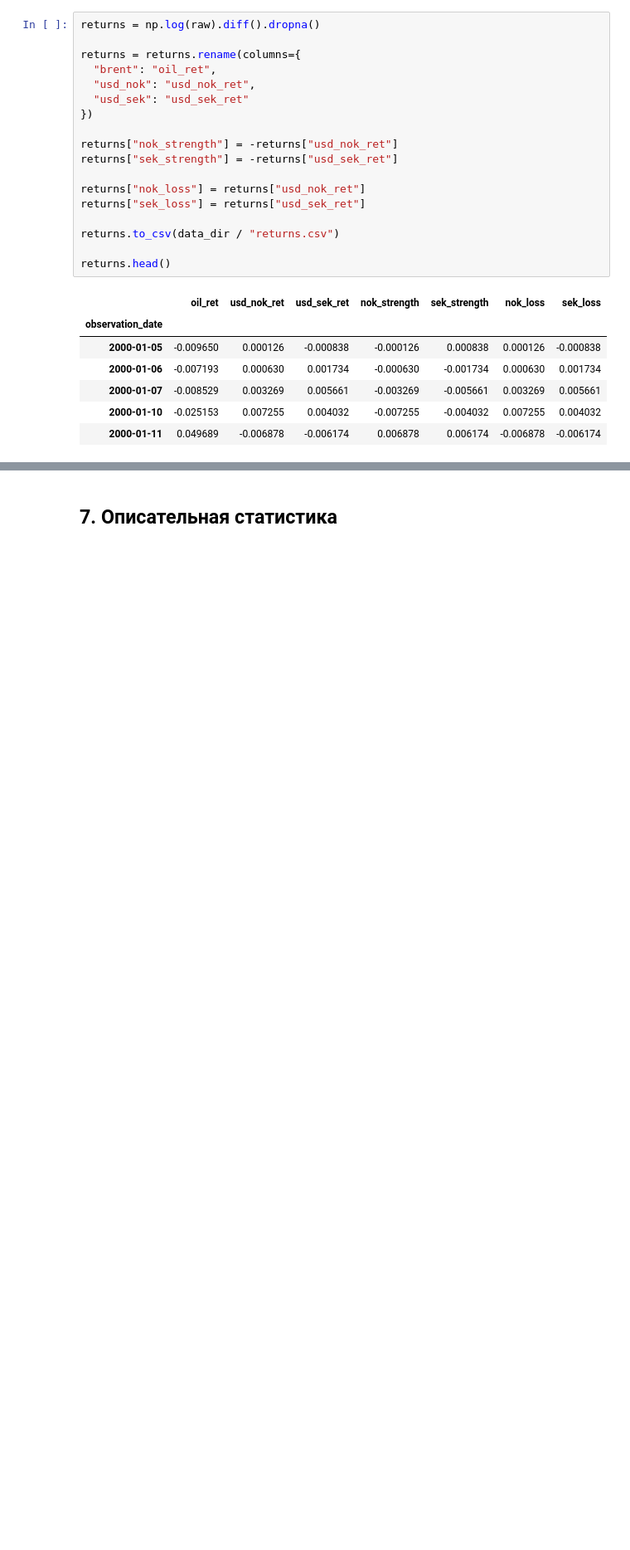
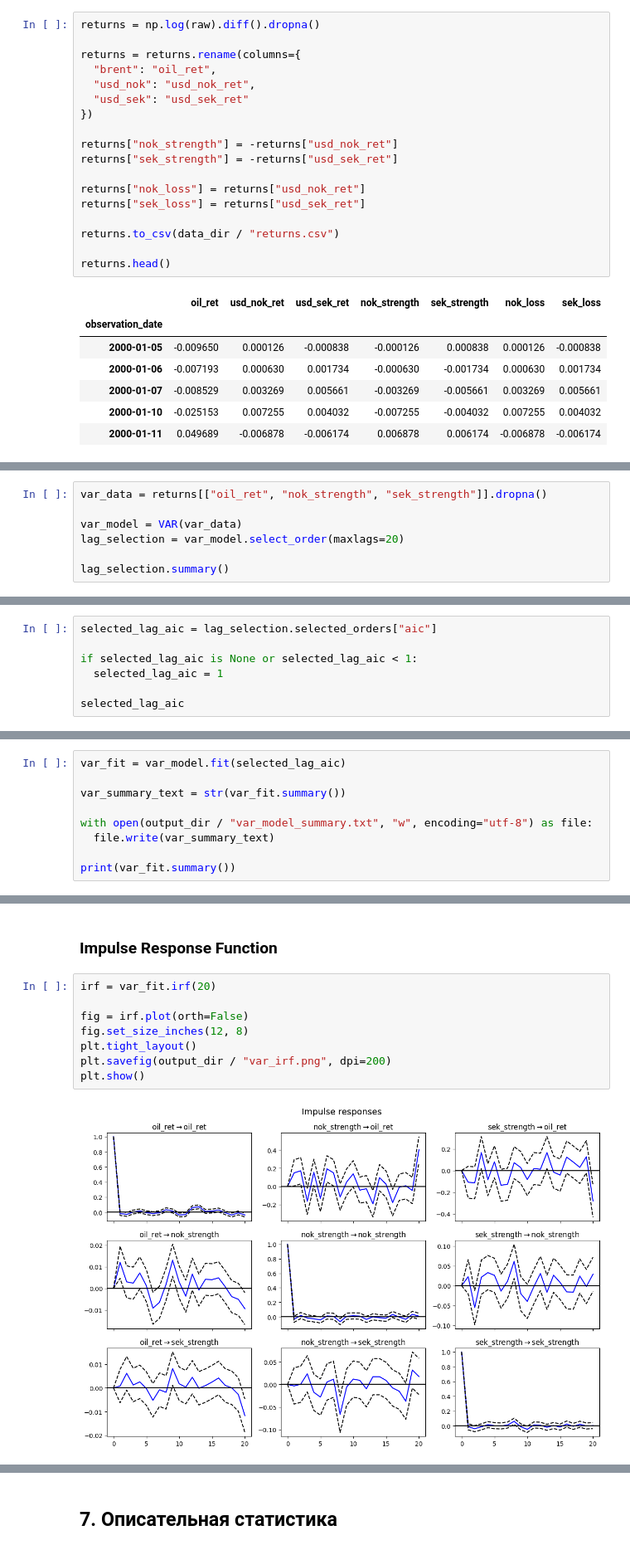
Before and after one commit to Coder1310/oil_fx_risk, a Jupyter notebook: oil_fx_risk_project.ipynb, the cells around one changed output, grey strips where cells are left out. Shown at 83% size. Drawn from its saved outputs; the diff is of its cells as text; blank space fills up the shorter version.

```diff
--- a/oil_fx_risk_project.ipynb
+++ b/oil_fx_risk_project.ipynb
@@ -195,0 +299,7 @@ returns.head()
+# %%
+var_data = returns[["oil_ret", "nok_strength", "sek_strength"]].dropna()
+
+var_model = VAR(var_data)
+lag_selection = var_model.select_order(maxlags=20)
+
+lag_selection.summary()
@@ -195,0 +326,7 @@ returns.head()
+# %%
+selected_lag_aic = lag_selection.selected_orders["aic"]
+
+if selected_lag_aic is None or selected_lag_aic < 1:
+  selected_lag_aic = 1
+
+selected_lag_aic
@@ -195,0 +337,9 @@ returns.head()
+# %%
+var_fit = var_model.fit(selected_lag_aic)
+
+var_summary_text = str(var_fit.summary())
+
+with open(output_dir / "var_model_summary.txt", "w", encoding="utf-8") as file:
+  file.write(var_summary_text)
+
+print(var_fit.summary())
@@ -195,0 +364,12 @@ returns.head()
+# %% [markdown]
+### Impulse Response Function
+# %%
+irf = var_fit.irf(20)
+
+fig = irf.plot(orth=False)
+fig.set_size_inches(12, 8)
+plt.tight_layout()
+plt.savefig(output_dir / "var_irf.png", dpi=200)
+plt.show()
+# %% [output]
+[figure, added]
```
Also changed, not shown: parts of 32 cells of this notebook, 8 other files.
